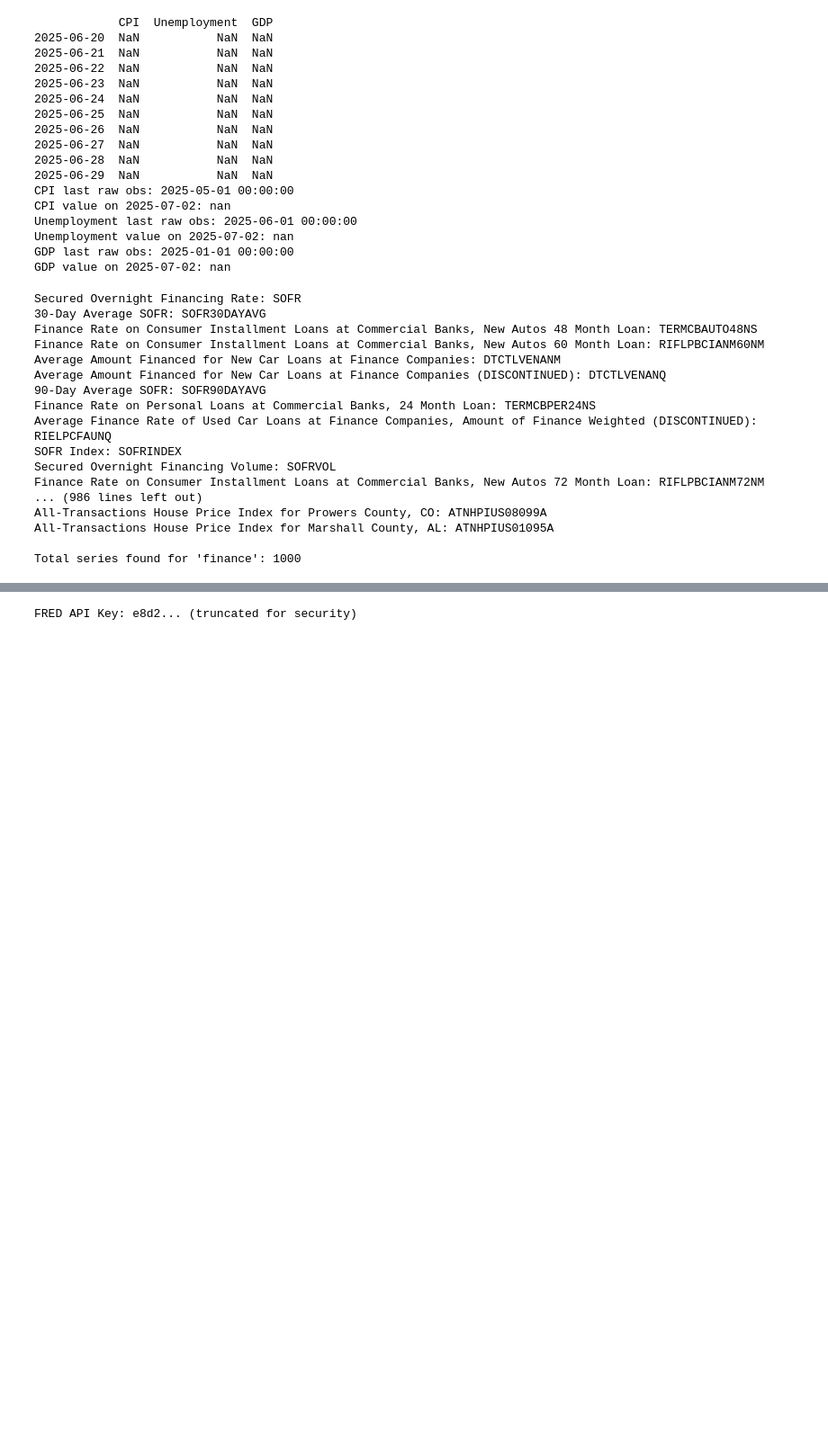
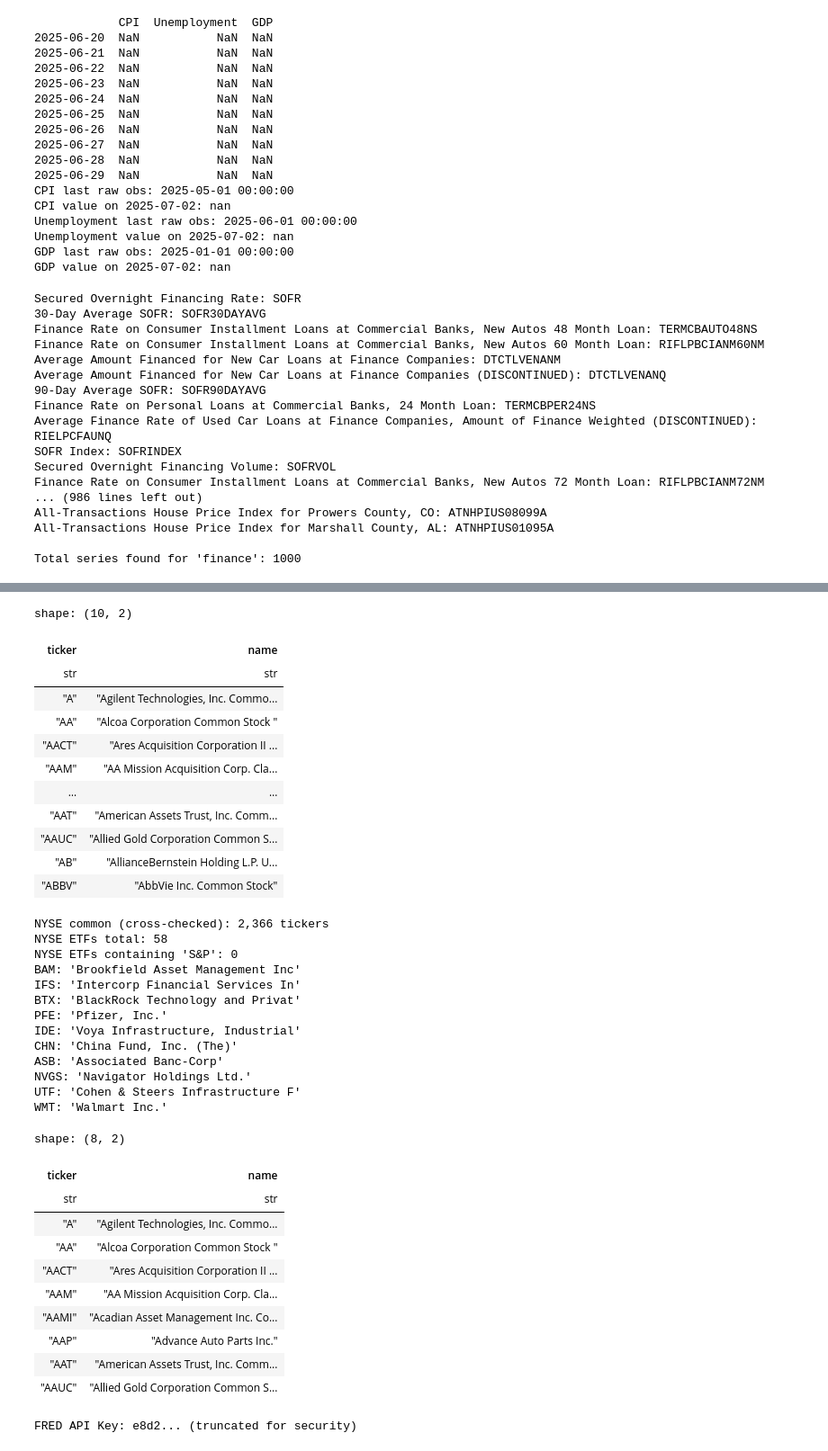
Before and after one commit to cmlpolymath/Notebooks, a Jupyter notebook: Stocks/stock_algo.ipynb, the cells around one changed output, grey strips where cells are left out. Shown at 90% size. Cells and saved outputs as stored; diff of their text form; code cells hidden in the pictures; blank space fills up the shorter version.

```diff
--- a/Stocks/stock_algo.ipynb
+++ b/Stocks/stock_algo.ipynb
@@ -804,3 +1153,43 @@ Total series found for 'finance': 1000
+# %%
+nyse_common, etfs_all, infos = await main()
+nyse_common.head(8)
+# %% [output]
+shape: (10, 2)
+| ticker | name |
+| str | str |
+| "A" | "Agilent Technologies, Inc. Commo... |
+| "AA" | "Alcoa Corporation Common Stock " |
+| "AACT" | "Ares Acquisition Corporation II ... |
+| "AAM" | "AA Mission Acquisition Corp. Cla... |
+| … | … |
+| "AAT" | "American Assets Trust, Inc. Comm... |
+| "AAUC" | "Allied Gold Corporation Common S... |
+| "AB" | "AllianceBernstein Holding L.P. U... |
+| "ABBV" | "AbbVie Inc. Common Stock" |
+NYSE common (cross-checked): 2,366 tickers
+NYSE ETFs total: 58
+NYSE ETFs containing 'S&P': 0
+BAM: 'Brookfield Asset Management Inc'
+IFS: 'Intercorp Financial Services In'
+BTX: 'BlackRock Technology and Privat'
+PFE: 'Pfizer, Inc.'
+IDE: 'Voya Infrastructure, Industrial'
+CHN: 'China Fund, Inc. (The)'
+ASB: 'Associated Banc-Corp'
+NVGS: 'Navigator Holdings Ltd.'
+UTF: 'Cohen & Steers Infrastructure F'
+WMT: 'Walmart Inc.'
+shape: (8, 2)
+| ticker | name |
+| str | str |
+| "A" | "Agilent Technologies, Inc. Commo... |
+| "AA" | "Alcoa Corporation Common Stock " |
+| "AACT" | "Ares Acquisition Corporation II ... |
+| "AAM" | "AA Mission Acquisition Corp. Cla... |
+| "AAMI" | "Acadian Asset Management Inc. Co... |
+| "AAP" | "Advance Auto Parts Inc." |
+| "AAT" | "American Assets Trust, Inc. Comm... |
+| "AAUC" | "Allied Gold Corporation Common S... |
 # %%
 import os
 from dotenv import load_dotenv
```
Also changed, not shown: parts of 18 cells of this notebook, 16 other files.
